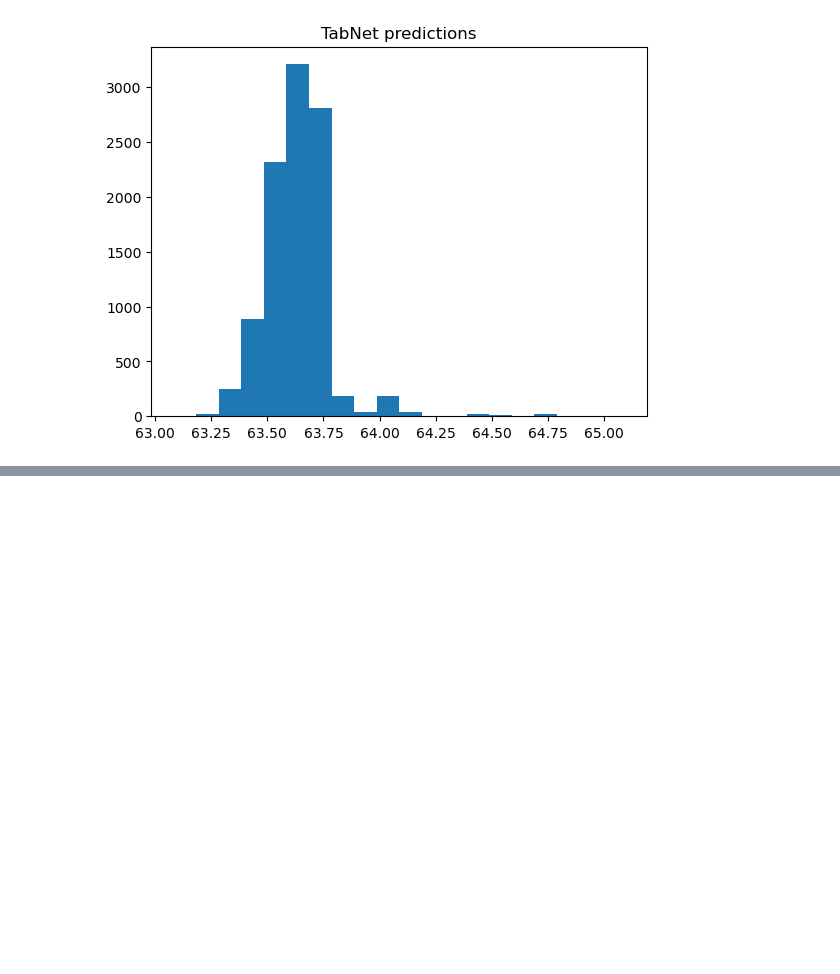
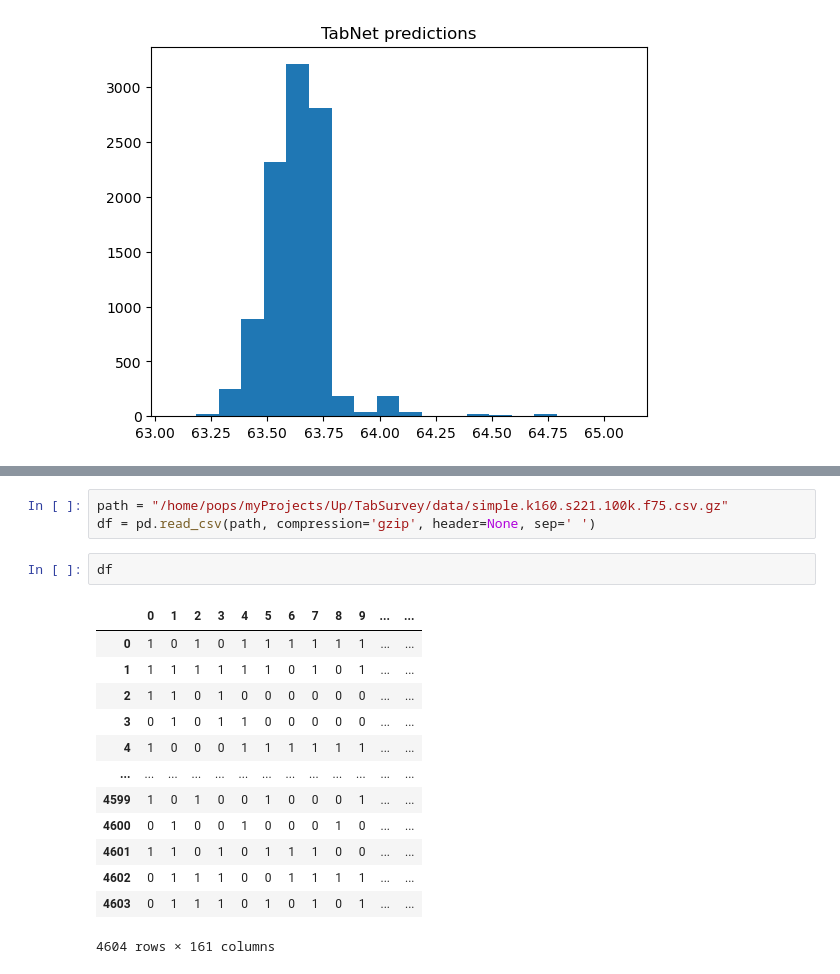
Before and after one commit to mijanr/TabSurvey, a Jupyter notebook: Correlation study.ipynb, the cells around one changed output, grey strips where cells are left out. Drawn from its saved outputs; the diff is of its cells as text; blank space fills up the shorter version.

```diff
--- a/Correlation study.ipynb
+++ b/Correlation study.ipynb
@@ -472,0 +519,19 @@ plt.show()
+# %%
+path = "/home/pops/myProjects/Up/TabSurvey/data/simple.k160.s221.100k.f75.csv.gz"
+df = pd.read_csv(path, compression='gzip', header=None, sep=' ')
+# %%
+df
+# %% [output]
+|  | 0 | 1 | 2 | 3 | 4 | 5 | 6 | 7 | 8 | 9 | ... | ... |
+| 0 | 1 | 0 | 1 | 0 | 1 | 1 | 1 | 1 | 1 | 1 | ... | ... |
+| 1 | 1 | 1 | 1 | 1 | 1 | 1 | 0 | 1 | 0 | 1 | ... | ... |
+| 2 | 1 | 1 | 0 | 1 | 0 | 0 | 0 | 0 | 0 | 0 | ... | ... |
+| 3 | 0 | 1 | 0 | 1 | 1 | 0 | 0 | 0 | 0 | 0 | ... | ... |
+| 4 | 1 | 0 | 0 | 0 | 1 | 1 | 1 | 1 | 1 | 1 | ... | ... |
+| ... | ... | ... | ... | ... | ... | ... | ... | ... | ... | ... | ... | ... |
+| 4599 | 1 | 0 | 1 | 0 | 0 | 1 | 0 | 0 | 0 | 1 | ... | ... |
+| 4600 | 0 | 1 | 0 | 0 | 1 | 0 | 0 | 0 | 1 | 0 | ... | ... |
+| 4601 | 1 | 1 | 0 | 1 | 0 | 1 | 1 | 1 | 0 | 0 | ... | ... |
+| 4602 | 0 | 1 | 1 | 1 | 0 | 0 | 1 | 1 | 1 | 1 | ... | ... |
+| 4603 | 0 | 1 | 1 | 1 | 0 | 1 | 0 | 1 | 0 | 1 | ... | ... |
+4604 rows × 161 columns
```
Also changed, not shown: parts of 13 cells of this notebook.
